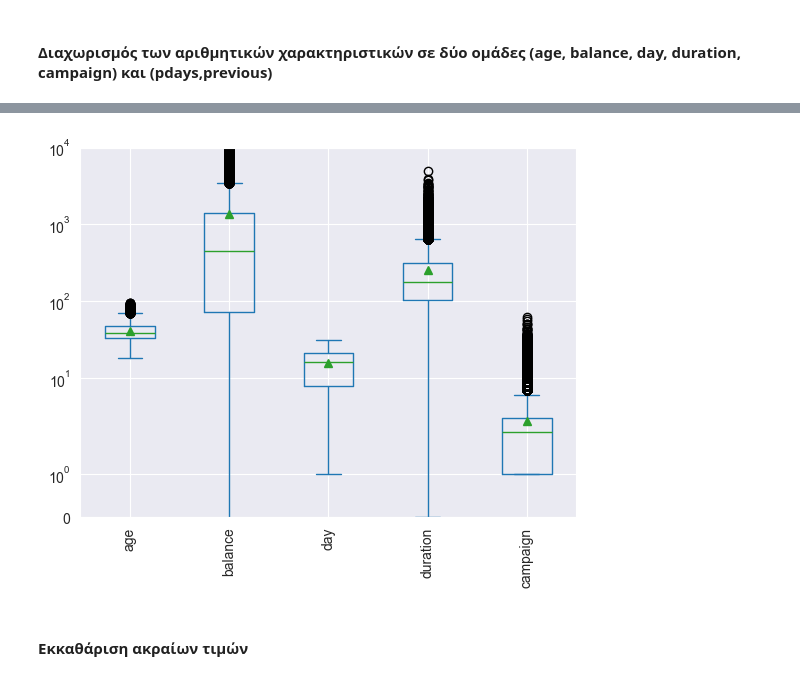
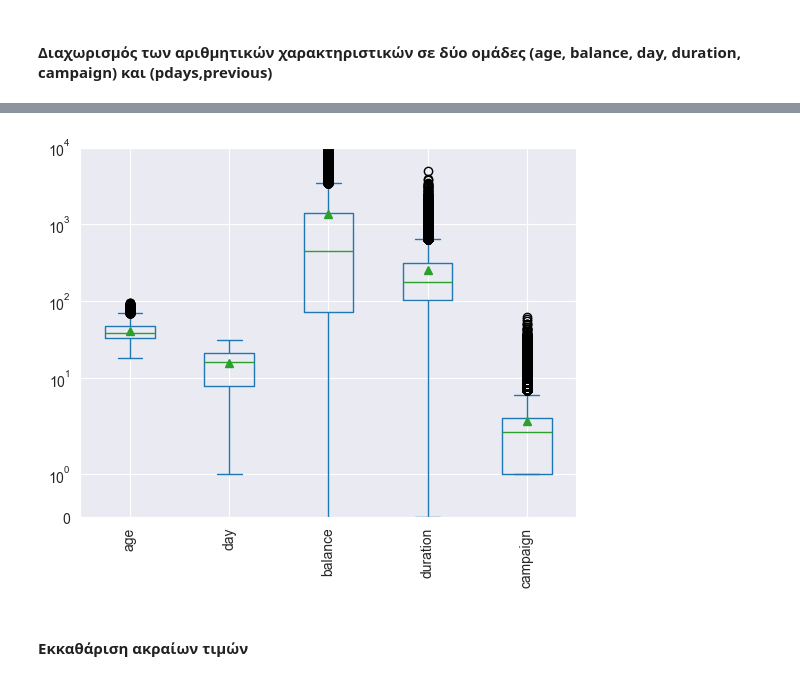
Before and after one commit to chMastellou/Data_Analysis_Assignment_2024, a Jupyter notebook: data_preprocessing/data_preprocessing.ipynb, the cells around one changed output, grey strips where cells are left out. Saved outputs shown, nothing was run; the diff lists cells and outputs as text; code cells hidden in the pictures.

```diff
--- a/data_preprocessing/data_preprocessing.ipynb
+++ b/data_preprocessing/data_preprocessing.ipynb
@@ -74,12 +88,13 @@ numeric_columns_part = data_no_dupes[["age", "balance", "day", "duration", "camp
 # %%
-fig, ax = plt.subplots(1,1)
+boxplot_data = data_no_dupes[["age","day", "balance", "duration", "campaign"]]
+fig, ax = plt.subplots(1, 1)
 
-numeric_columns_part.plot.box(ax=ax, rot=90, showmeans=True)
+boxplot_data.plot.box(ax=ax, rot=90, showmeans=True)
 
 ax.set_ylim(0, 10000)
 ax.set_yscale('symlog')
 # %% [output]
-[figure, old version]
+[figure, new version]
 # %% [markdown]
 #### Εκκαθάριση ακραίων τιμών
 # %%
```
Also changed, not shown: parts of 47 cells of this notebook.
